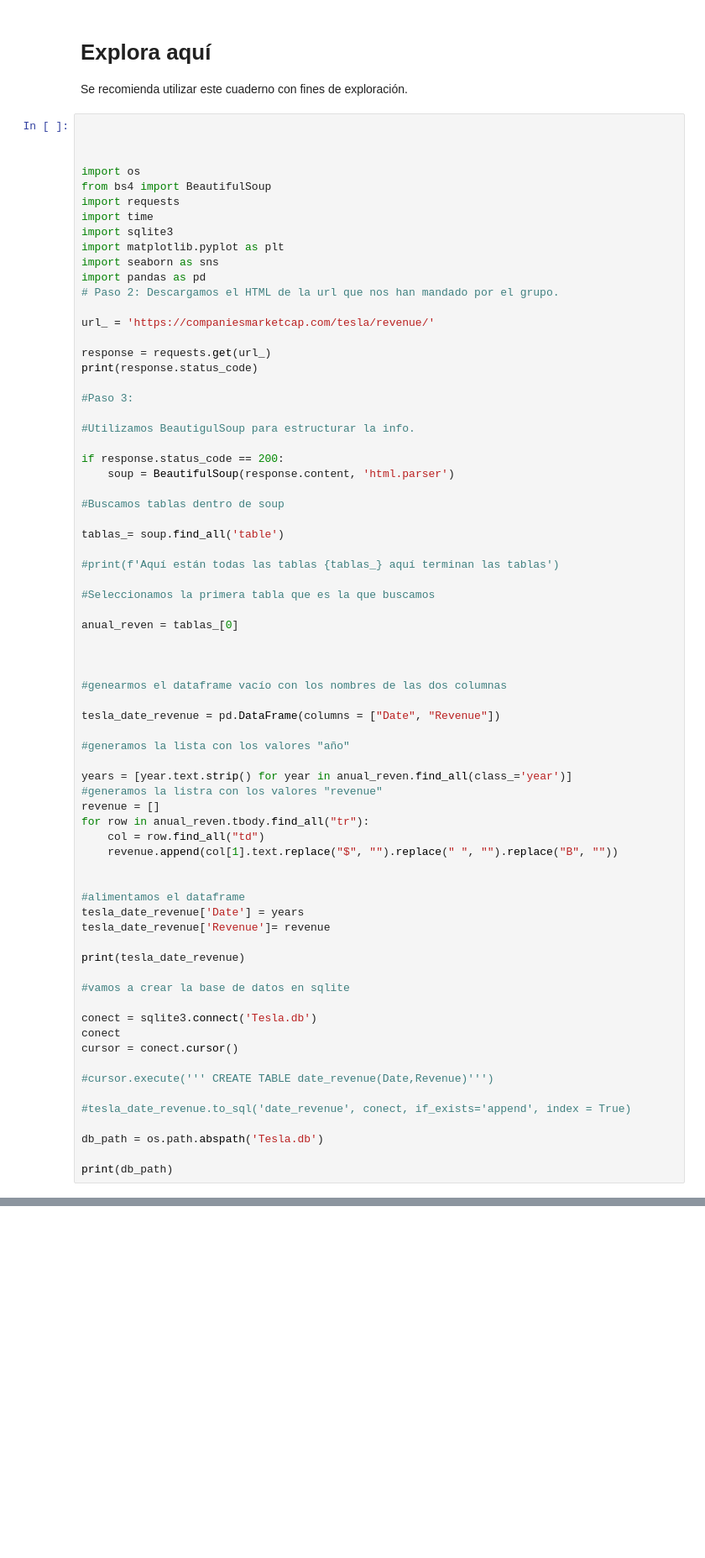
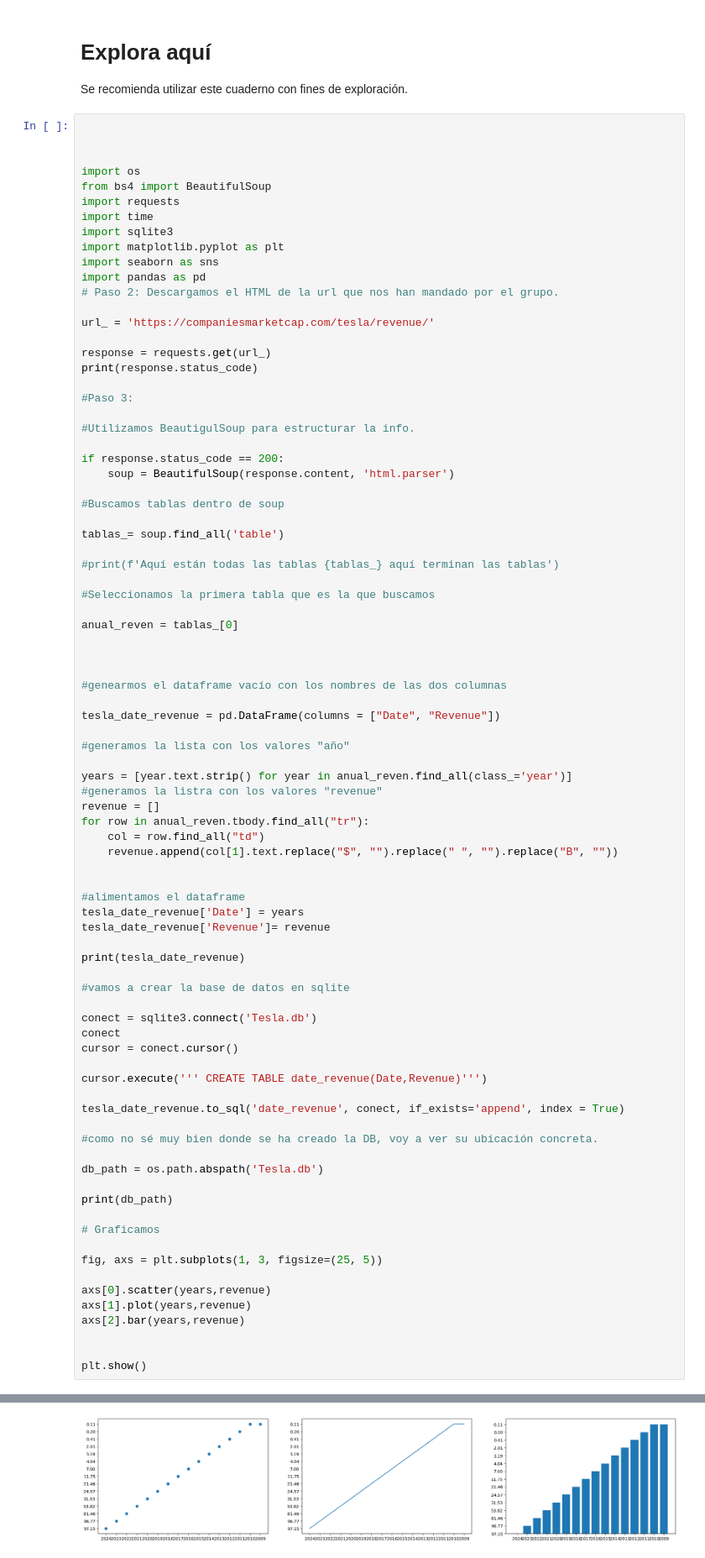
Before and after one commit to 4GeeksAcademy/web-scraping-project-tutorial-chematudela, a Jupyter notebook: src/explore.es.ipynb, the cells around one changed output, grey strips where cells are left out. Shown: that part at 84% size. Cells and saved outputs as stored; diff of their text form; blank space fills up the shorter version.

```diff
--- a/src/explore.es.ipynb
+++ b/src/explore.es.ipynb
@@ -64,32 +64,46 @@ print(tesla_date_revenue)
 
 conect = sqlite3.connect('Tesla.db')
 conect
 cursor = conect.cursor()
 
-#cursor.execute(''' CREATE TABLE date_revenue(Date,Revenue)''')
+cursor.execute(''' CREATE TABLE date_revenue(Date,Revenue)''')
 
-#tesla_date_revenue.to_sql('date_revenue', conect, if_exists='append', index = True)
+tesla_date_revenue.to_sql('date_revenue', conect, if_exists='append', index = True)
+
+#como no sé muy bien donde se ha creado la DB, voy a ver su ubicación concreta.
 
 db_path = os.path.abspath('Tesla.db')
 
 print(db_path)
+
+# Graficamos
+
+fig, axs = plt.subplots(1, 3, figsize=(25, 5))
+
+axs[0].scatter(years,revenue)
+axs[1].plot(years,revenue)
+axs[2].bar(years,revenue)
+
+
+plt.show()
 # %% [output]
 200
     Date Revenue
 0   2024   97.15
 1   2023   96.77
 2   2022   81.46
 3   2021   53.82
 4   2020   31.53
 5   2019   24.57
 6   2018   21.46
 7   2017   11.75
 8   2016    7.00
 9   2015    4.04
 10  2014    3.19
 11  2013    2.01
 12  2012    0.41
 13  2011    0.20
 14  2010    0.11
 15  2009    0.11
 /workspaces/web-scraping-project-tutorial-chematudela/src/Tesla.db
+[figure, added]
```
